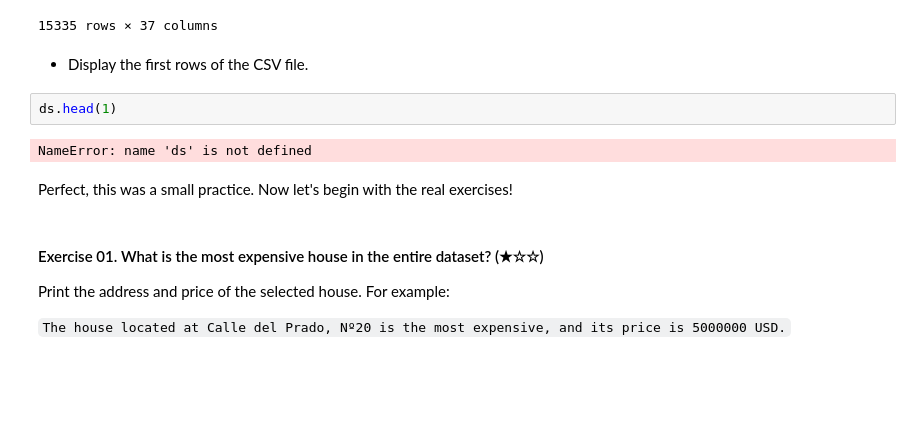
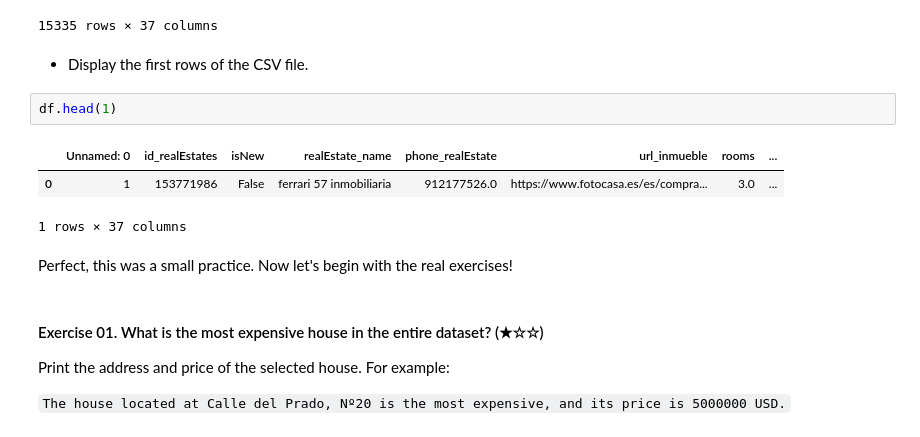
Before and after one commit to utkuseyithanoglu/utkudata-clean-up-pandas-for-beginners-project, a Jupyter notebook: project.ipynb, the cells around one changed output. Drawn from its saved outputs; the diff is of its cells as text; blank space fills up the shorter version.

```diff
--- a/project.ipynb
+++ b/project.ipynb
@@ -84,9 +84,11 @@ df # mostramos todo
 # %% [markdown]
 - Display the first rows of the CSV file.
 # %%
-ds.head(1)
+df.head(1)
 # %% [output]
+|  | Unnamed: 0 | id_realEstates | isNew | realEstate_name | phone_realEstate | url_inmueble | rooms | ... |
+| 0 | 1 | 153771986 | False | ferrari 57 inmobiliaria | 912177526.0 | https://www.fotocasa.es/es/compra... | 3.0 | ... |
-NameError: name 'ds' is not defined
+1 rows × 37 columns
 # %% [markdown]
 Perfect, this was a small practice. Now let's begin with the real exercises!
 # %% [markdown]
```
Also changed, not shown: parts of 1 cell of this notebook.
